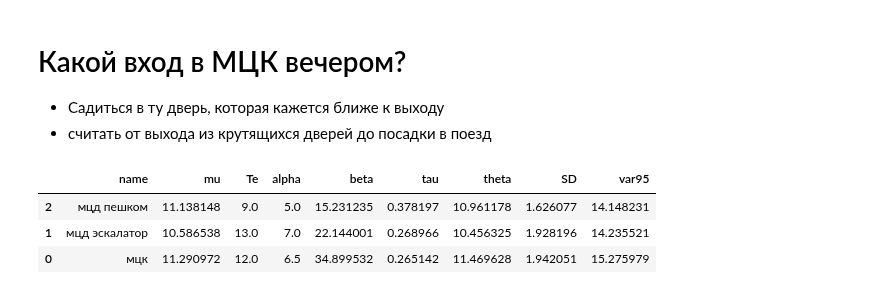
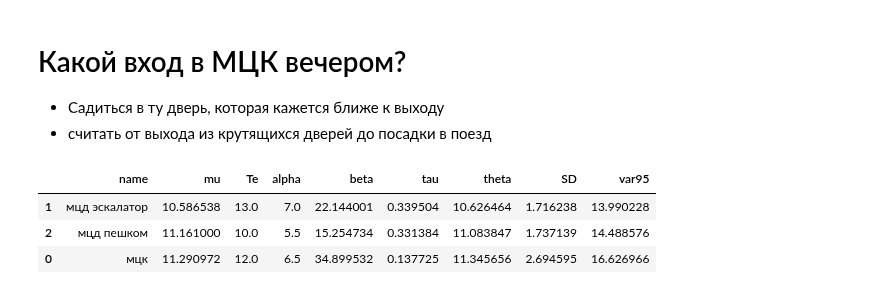
Before and after one commit to ksetdekov/trip_choice_optimizer, a Jupyter notebook: coffee-amount-optimization.ipynb, the cells around one changed output. Drawn from its saved outputs; the diff is of its cells as text; code cells hidden in the pictures.

```diff
--- a/coffee-amount-optimization.ipynb
+++ b/coffee-amount-optimization.ipynb
@@ -418,36 +420,37 @@ evening_entrance.update_hands("мцд эскалатор", '0:10:14') # fr 13 д
 evening_entrance.update_hands("мцк", '0:09:31.7') # tue 17 dec
 evening_entrance.update_hands("мцк", '0:08:33') # wed 18 dec
 evening_entrance.update_hands("мцд эскалатор", '0:09:51.9') # th 19 dec
 evening_entrance.update_hands("мцд эскалатор", '0:09:16.1') # mon 23 dec
 evening_entrance.update_hands("мцд эскалатор", '0:09:31.7') # tue 24 dec
 evening_entrance.update_hands("мцк", '0:08:19.6') # wed 18 dec
 evening_entrance.update_hands("мцд эскалатор", '0:09:18.6') # th 9 jan
 evening_entrance.update_hands("мцк", '0:08:11.9') # fr 10 jan
 evening_entrance.update_hands("мцд эскалатор", '0:10:50') # mon 13 jan
 evening_entrance.update_hands("мцд эскалатор", '0:11:15') # tue 14 jan
 evening_entrance.update_hands("мцк", '0:12:08') # wed 15 jan
 evening_entrance.update_hands("мцк", '0:10:13') # mon 20 jan
 evening_entrance.update_hands("мцд эскалатор", '0:11:40') # tue 21 jan
 evening_entrance.update_hands("мцк", '0:15:48') # wed 22 jan
 evening_entrance.update_hands("мцд эскалатор", '0:09:34.7') # thr 23 jan
 evening_entrance.update_hands("мцд пешком", '0:10:45') # thr 6 feb
 evening_entrance.update_hands("мцд пешком", '0:12:01') # fr 7 feb
 evening_entrance.update_hands("мцд пешком", '0:10:34') # monday 10 feb
 evening_entrance.update_hands("мцд пешком", '0:09:08.2') # thr 13 feb
 evening_entrance.update_hands("мцд пешком", '0:09:57.6') # fr 14 feb
 evening_entrance.update_hands("мцд пешком", '0:09:46.8') # mon 17 feb
 evening_entrance.update_hands("мцд пешком", '0:15:38') # wed 19 feb
 evening_entrance.update_hands("мцд пешком", '0:11:49') # thr 20 feb
 evening_entrance.update_hands("мцд пешком", '0:10:35') # thr 27 feb
 evening_entrance.update_hands("мцд эскалатор", '0:11:57.0') # mon 10 march
 evening_entrance.update_hands("мцд эскалатор", '0:10:17.0') # tue 11 march
+evening_entrance.update_hands("мцд пешком", '0:11:22.0') # thr 13 march
 
 evening_entrance.grade()
 # %% [output]
 |  | name | mu | Te | alpha | beta | tau | theta | SD | var95 |
-| 2 | мцд пешком | 11.138148 | 9.0 | 5.0 | 15.231235 | 0.378197 | 10.961178 | 1.626077 | 14.148231 |
-| 1 | мцд эскалатор | 10.586538 | 13.0 | 7.0 | 22.144001 | 0.268966 | 10.456325 | 1.928196 | 14.235521 |
-| 0 | мцк | 11.290972 | 12.0 | 6.5 | 34.899532 | 0.265142 | 11.469628 | 1.942051 | 15.275979 |
+| 1 | мцд эскалатор | 10.586538 | 13.0 | 7.0 | 22.144001 | 0.339504 | 10.626464 | 1.716238 | 13.990228 |
+| 2 | мцд пешком | 11.161000 | 10.0 | 5.5 | 15.254734 | 0.331384 | 11.083847 | 1.737139 | 14.488576 |
+| 0 | мцк | 11.290972 | 12.0 | 6.5 | 34.899532 | 0.137725 | 11.345656 | 2.694595 | 16.626966 |
 # %%
 fig = px.violin(evening_entrance.history, y="value", x="option", box=True, points="all",
           hover_data=cups.history.columns)
```
Also changed, not shown: parts of 4 cells of this notebook.
